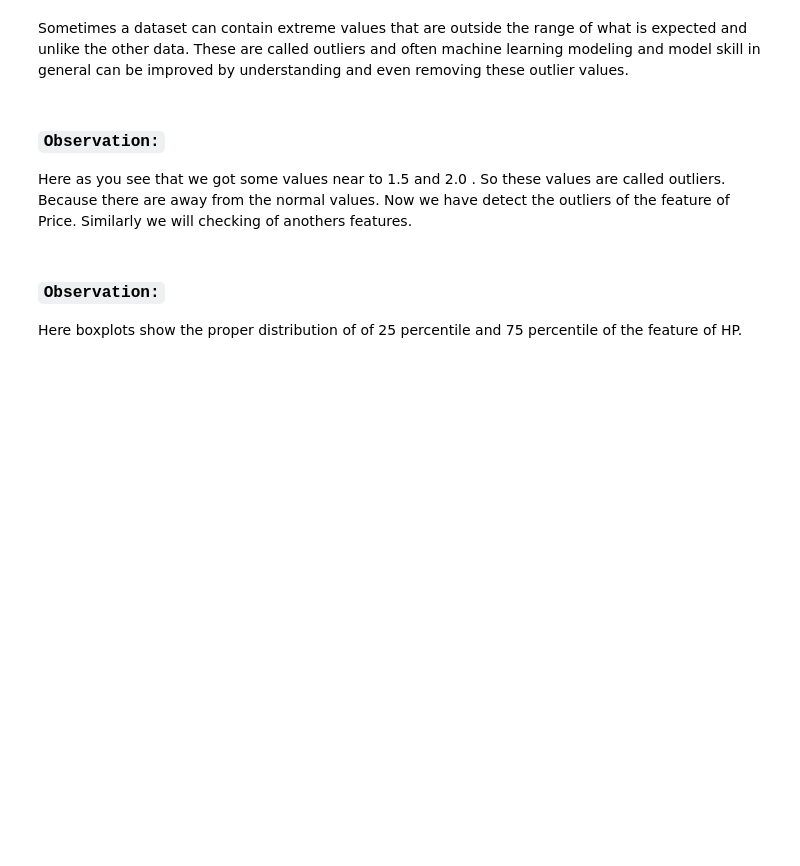
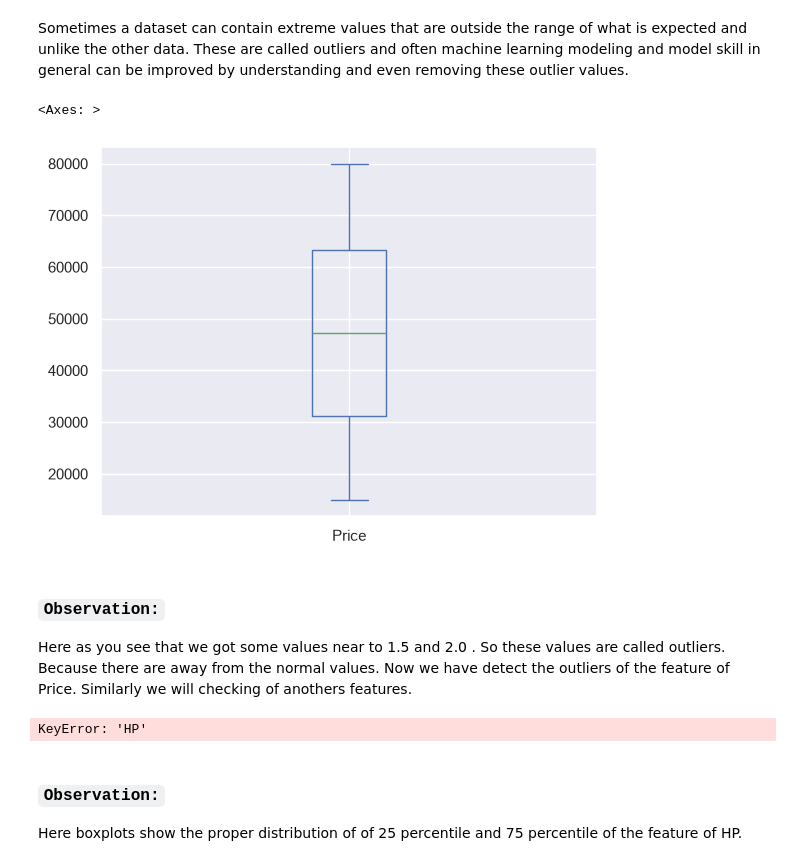
Before and after one commit to ravindrapal001/EDA-Assignment-Days-14, a Jupyter notebook: EDA_Assignment_Day_14.ipynb, the cells around one changed output. Cells and saved outputs as stored; diff of their text form; code cells hidden in the pictures; blank space fills up the shorter version.

```diff
--- a/EDA_Assignment_Day_14.ipynb
+++ b/EDA_Assignment_Day_14.ipynb
@@ -119,5 +122,6 @@ For given data, we would like to see how many rows were duplicates. For this, we
 # %%
 # drop the duplicated rows
-# df =
+df = df.drop_duplicates()
 
 # print head of df
+df.head()
@@ -139,7 +163,7 @@ To keep things simple we will be dropping nan values
 As we can see that the HP and Cylinders have null values of 69 and 30. As these null values will impact on models' accuracy. So to avoid the impact we will drop the these values. As these values are small camparing with dataset  that will not impact any major affect on model accuracy so we will drop the values.
 # %%
 # drop missing values
-# df =
+df = df.dropna()
 # %%
 # Make sure that missing values are removed
 # check number of nan values in each col again
@@ -151,6 +195,10 @@ As we can see that the HP and Cylinders have null values of 69 and 30. As these
 Sometimes a dataset can contain extreme values that are outside the range of what is expected and unlike the other data. These are called outliers and often machine learning modeling and model skill in general can be improved by understanding and even removing these outlier values.
 # %%
 ## Plot a boxplot for 'Price' column in dataset.
+df['Price'].plot(kind='box')
+# %% [output]
+<Axes: >
+[figure, added]
 # %% [markdown]
 ### **`Observation:`**<br>
 
@@ -158,6 +206,9 @@ Here as you see that we got some values near to 1.5 and 2.0 . So these values ar
 Now we have detect the outliers of the feature of Price. Similarly we will checking of anothers features.
 # %%
 ## PLot a boxplot for 'HP' columns in dataset
+df['HP'].box(kind='box')
+# %% [output]
+KeyError: 'HP'
 # %% [markdown]
 ### **`Observation:`**<br>
 Here boxplots show the proper distribution of of 25 percentile and 75 percentile of the feature of HP.
```
Also changed, not shown: parts of 10 cells of this notebook.
